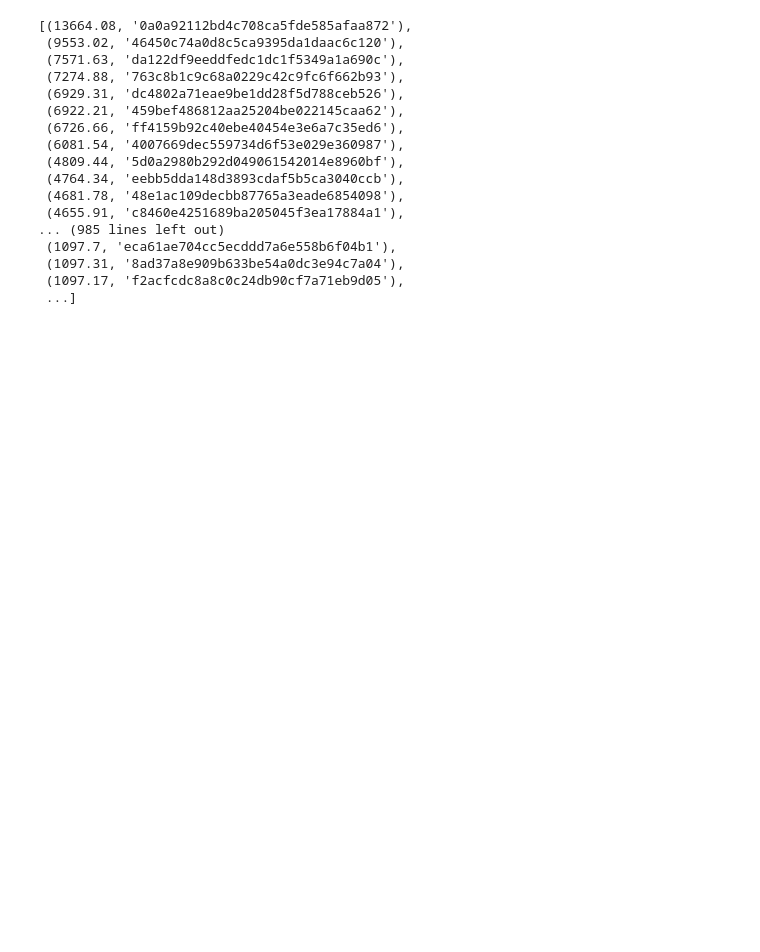
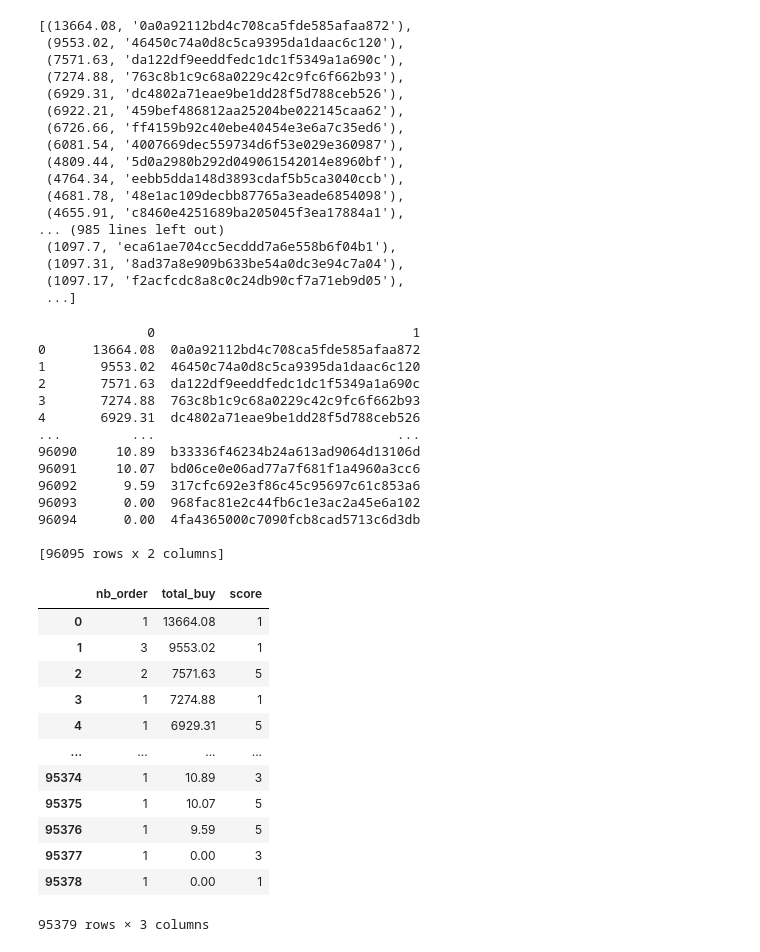
Before and after one commit to Justine-league/LA-DATA-DREAM-TEAM-equipe-justine, a Jupyter notebook: segmentation_RFM.ipynb, the cells around one changed output. Saved outputs shown, nothing was run; the diff lists cells and outputs as text; code cells hidden in the pictures; blank space fills up the shorter version.

```diff
--- a/segmentation_RFM.ipynb
+++ b/segmentation_RFM.ipynb
@@ -6,15 +6,13 @@ import sqlite3
 conn = sqlite3.connect("database/e-commerce.db")
 cur = conn.cursor()
 # %%
-sql_recence = """ SELECT c.unique_id,
-                (SELECT purchase_timestamp FROM order_dataset
-                ORDER BY purchase_timestamp DESC
-                LIMIT 1) AS last_date
-                FROM order_dataset o
+sql_score = """ SELECT c.unique_id, r.score
+                FROM order_review r
+                JOIN order_dataset o ON o.order_id = r.order_id
                 JOIN customer c ON c.id = o.customer_id
                 GROUP BY unique_id
-                ORDER BY last_date DESC """
+                ORDER BY r.score DESC """
 
-recence = cur.execute(sql_recence).fetchall()
-recence
+score = cur.execute(sql_score).fetchall()
+score
 # %% [output]
@@ -37,14 +35,12 @@ recence
  ...]
 # %%
-dateDebut = "2018-01-01"
-dateFin = "2018-03-31"
-sql_frequence = """ SELECT c.unique_id, COUNT(o.order_id) AS nb_commande
+
+sql_nb_order = """ SELECT c.unique_id, COUNT(o.order_id) AS nb_commande
                 FROM order_dataset o
                 JOIN customer c ON c.id = o.customer_id
-                WHERE purchase_timestamp BETWEEN ? AND ?
                 GROUP BY unique_id
                 ORDER BY nb_commande DESC"""
 
-frequence = cur.execute(sql_frequence, (dateDebut, dateFin)).fetchall()
-frequence
+nb_order = cur.execute(sql_nb_order).fetchall()
+nb_order
 # %% [output]
@@ -95,0 +100,42 @@ montant
+# %%
+df_montant = pd.DataFrame(montant)
+print(df_montant)
+df_score = pd.DataFrame(score)
+df_nb_order = pd.DataFrame(nb_order)
+df_score.columns= ["unique_id_customer",'score']
+df_nb_order.columns= ["unique_id_customer",'nb_order']
+df_montant.columns = ["total_buy","unique_id_customer"]
+df_cluster = pd.merge(df_montant,df_score)
+df_cluster = df_cluster.merge(df_nb_order, how = "inner")
+df_cluster['nb_order'] = df_cluster['nb_order'].fillna(0)
+df_cluster['score'] = df_cluster['score'].fillna(0)
+df_cluster = df_cluster[["nb_order","total_buy","score"]]
+df_cluster
+# %% [output]
+              0                                 1
+0      13664.08  0a0a92112bd4c708ca5fde585afaa872
+1       9553.02  46450c74a0d8c5ca9395da1daac6c120
+2       7571.63  da122df9eeddfedc1dc1f5349a1a690c
+3       7274.88  763c8b1c9c68a0229c42c9fc6f662b93
+4       6929.31  dc4802a71eae9be1dd28f5d788ceb526
+...         ...                               ...
+96090     10.89  b33336f46234b24a613ad9064d13106d
+96091     10.07  bd06ce0e06ad77a7f681f1a4960a3cc6
+96092      9.59  317cfc692e3f86c45c95697c61c853a6
+96093      0.00  968fac81e2c44fb6c1e3ac2a45e6a102
+96094      0.00  4fa4365000c7090fcb8cad5713c6d3db
+
+[96095 rows x 2 columns]
+|  | nb_order | total_buy | score |
+| 0 | 1 | 13664.08 | 1 |
+| 1 | 3 | 9553.02 | 1 |
+| 2 | 2 | 7571.63 | 5 |
+| 3 | 1 | 7274.88 | 1 |
+| 4 | 1 | 6929.31 | 5 |
+| ... | ... | ... | ... |
+| 95374 | 1 | 10.89 | 3 |
+| 95375 | 1 | 10.07 | 5 |
+| 95376 | 1 | 9.59 | 5 |
+| 95377 | 1 | 0.00 | 3 |
+| 95378 | 1 | 0.00 | 1 |
+95379 rows × 3 columns
```
Also changed, not shown: parts of 14 cells of this notebook, 19 other files.
